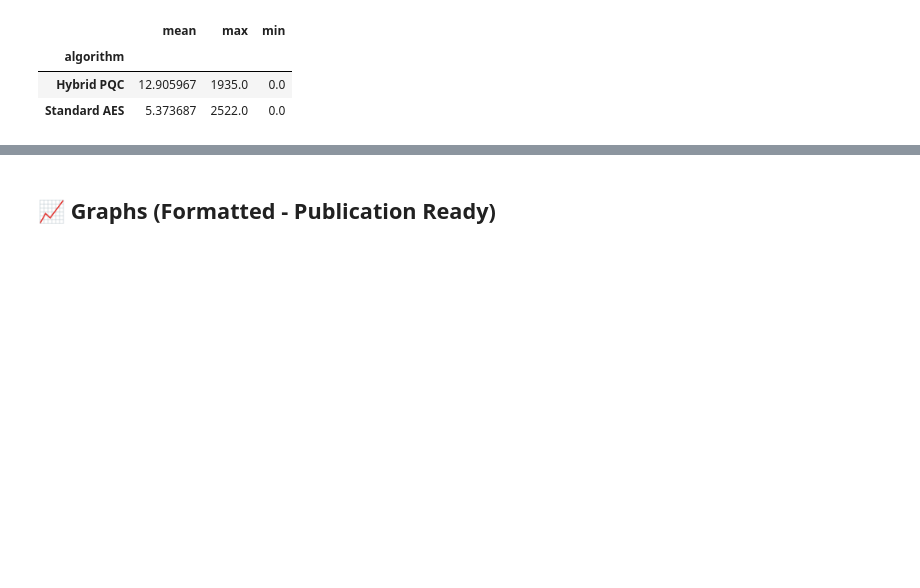
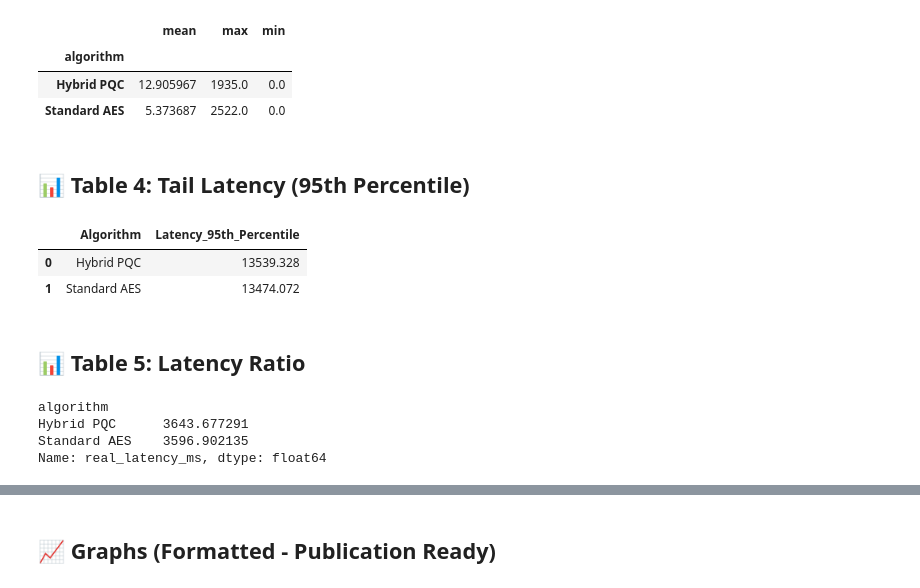
Before and after one commit to PrateekRaj8125/Smart-PQC-Gateway, a Jupyter notebook: output/generate_output.ipynb, the cells around one changed output, grey strips where cells are left out. Saved outputs shown, nothing was run; the diff lists cells and outputs as text; code cells hidden in the pictures; blank space fills up the shorter version.

```diff
--- a/output/generate_output.ipynb
+++ b/output/generate_output.ipynb
@@ -81,3 +81,13 @@ packet_table
 | Standard AES | 5.373687 | 2522.0 | 0.0 |
 # %%
 packet_table.to_csv('tables/table_packet_loss.csv', float_format='%.2f')
+# %% [markdown]
+## 📊 Table 4: Tail Latency (95th Percentile)
+# %%
+tail_latency = df.groupby('algorithm')['real_latency_ms'].quantile(0.95).reset_index()
+tail_latency.columns = ['Algorithm', 'Latency_95th_Percentile']
+tail_latency
+# %% [output]
+|  | Algorithm | Latency_95th_Percentile |
+| 0 | Hybrid PQC | 13539.328 |
+| 1 | Standard AES | 13474.072 |
@@ -83,0 +96,20 @@ packet_table.to_csv('tables/table_packet_loss.csv', float_format='%.2f')
+# %% [markdown]
+## 📊 Table 5: Latency Ratio
+# %%
+mean_latency = df.groupby('algorithm')['real_latency_ms'].mean()
+
+try:
+    ratio = mean_latency['Hybrid PQC'] / mean_latency['Standard AES']
+except:
+    ratio = None
+
+ratio_df = pd.DataFrame({
+    'Metric': ['PQC_to_AES_Latency_Ratio'],
+    'Value': [ratio]
+})
+mean_latency
+# %% [output]
+algorithm
+Hybrid PQC      3643.677291
+Standard AES    3596.902135
+Name: real_latency_ms, dtype: float64
```
Also changed, not shown: parts of 10 cells of this notebook, 8 other files.
